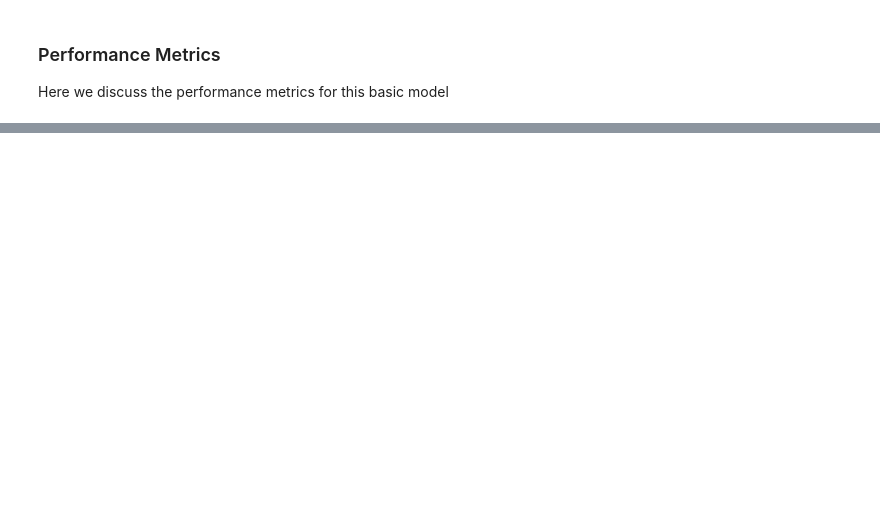
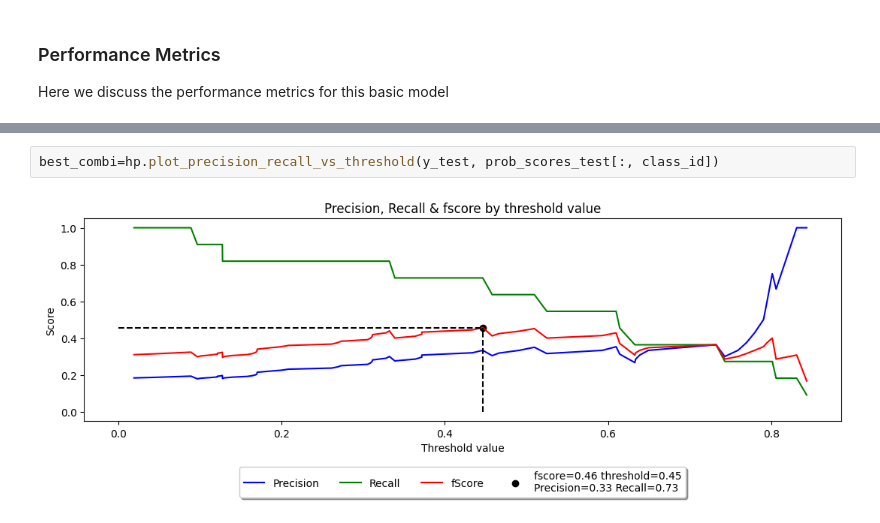
Before and after one commit to Lerac1275/ICU_patients, a Jupyter notebook: notebooks/3. Model Training.ipynb, the cells around one changed output, grey strips where cells are left out. Drawn from its saved outputs; the diff is of its cells as text; blank space fills up the shorter version.

```diff
--- a/notebooks/3. Model Training.ipynb
+++ b/notebooks/3. Model Training.ipynb
@@ -126,0 +271,4 @@ Given the [framework](#target-recoding) discussed earlier, this is likely ill-su
+# %%
+best_combi=hp.plot_precision_recall_vs_threshold(y_test, prob_scores_test[:, class_id])
+# %% [output]
+[figure, added]
```
Also changed, not shown: parts of 67 cells of this notebook, 3 other files.
